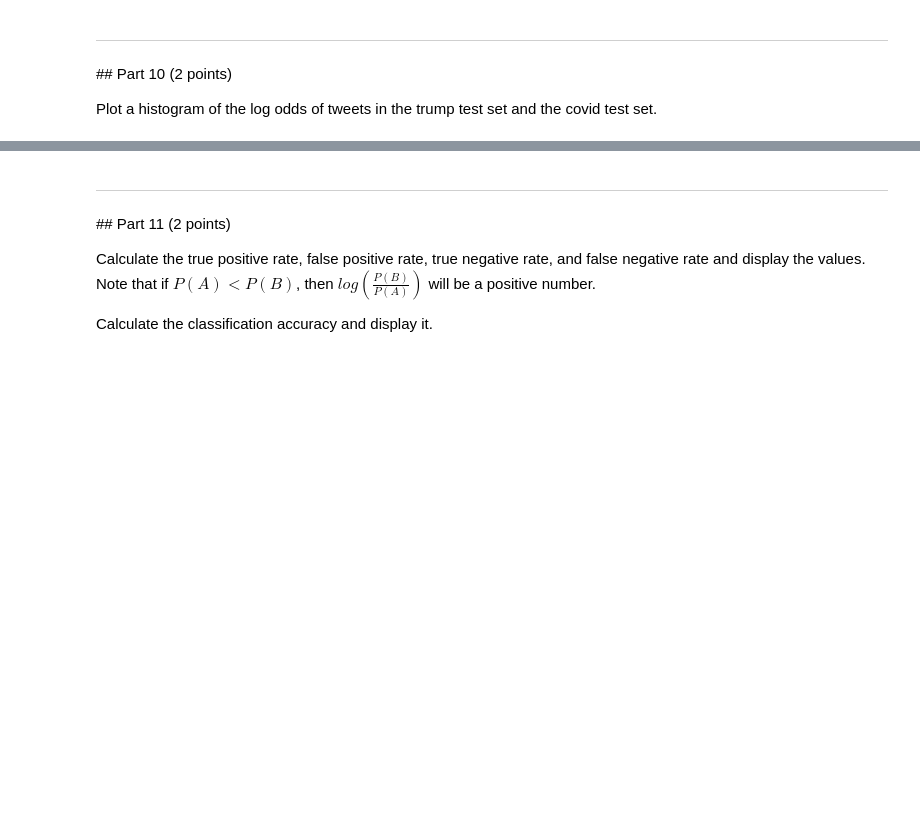
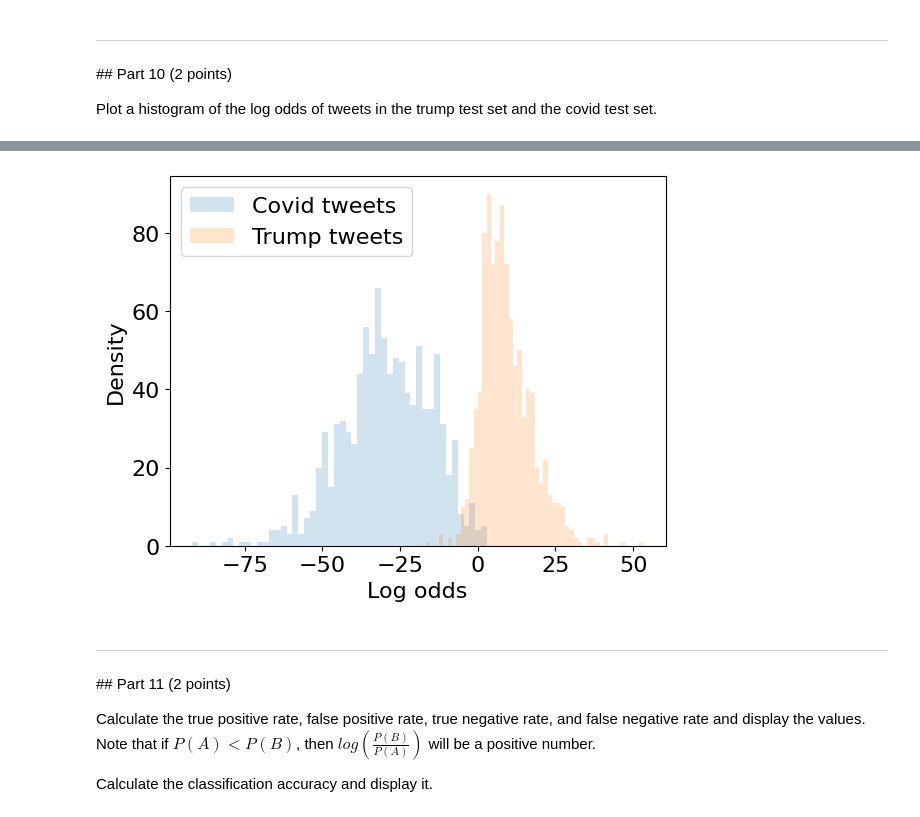
Before and after one commit to Urvi-M/BE559, a Jupyter notebook: Homework3_part2_v1.ipynb, the cells around one changed output, grey strips where cells are left out. Drawn from its saved outputs; the diff is of its cells as text; code cells hidden in the pictures; blank space fills up the shorter version.

```diff
--- a/Homework3_part2_v1.ipynb
+++ b/Homework3_part2_v1.ipynb
@@ -229,6 +227,9 @@ Create training and testing sets for each class.  From each set of tweets, rando
 For each tweet in each training set, use your `clean_tweet` function to clean up the text and the `.split(' ')` method to split each tweet at whitespaces into its component words.  For each training set, create a list of lists of the words.  The variable should have the same number of elements as there are tweets in the training set, and each entry in the list should contain all of the words in the tweet in separate elements.
 
 This can be done efficiently with a list comprehension.
+# %%
+clean_train1 = [clean_tweet(tweet).split() for tweet in train1]
+clean_train2 = [clean_tweet(tweet).split() for tweet in train2]
 # %% [markdown]
 ---
 ## Part 8 (2 points)
@@ -254,0 +252,3 @@ def count_words(word_array):
+# %%
+train1_count = count_words(clean_train1)
+train2_count = count_words(clean_train2)
@@ -272,6 +278,18 @@ $P(Class)$: The number of tweets in the class divided by the total number of twe
 $P(X_i|Class)$: the probability of the $ith$ word in the tweet being randomly selected from all of the words observed in the Class.
 
 To calculate the conditional probability, divide the number of occurrences of the word in the class (plus one to avoid multiplying-by-zeros) by the total number of words in the class (i.e. the sum of the counts for all words).  A counter object has a `.values` method that makes this easy to calculate.
+# %%
+class_= len(clean_train1)
+
+def naive(tweet,c,class_):
+    P_class = class_/(2 * class_) #P(Class)
+    log_probability = np.log(P_class)
+
+    for word in tweet:
+        word_count = c[word] if word in c else 0
+        P_X_Class = (word_count + 1)/(len(c)) #P(X|Class)
+        log_probability += np.log(P_X_Class)
+    return log_probability
 # %% [markdown]
 ---
 ## Part 10 (2 points)
@@ -279,6 +297,18 @@ To calculate the conditional probability, divide the number of occurrences of th
 Write a function that iterates over all of the tweets in a list of tweets and for each tweet calculates $log(\frac{P(Trump| x)}{P(Covid| x)})$ (the "log odds") for each tweet using the function from **Part 9**.  This function should return an array the length of the list of tweets that contains all of the log odds values.
 
 Call this function with each test set to determine the log odds of the tweets in each set.
+# %%
+def logodds(test, train1_count, train2_count):
+    logodds = [] #initialize the list to store log odds
+    for tweet in test:
+        cleaned_tweet = clean_tweet(tweet)
+        log_probability_covid = naive(cleaned_tweet.split(), train1_count, class_)
+        log_probability_trump = naive(cleaned_tweet.split(), train2_count, class_)
+        logodds.append(log_probability_trump - log_probability_covid)
+    return logodds
+
+logcovid = logodds(test1, train1_count, train2_count)
+logtrump = logodds(test2, train1_count, train2_count)
 # %% [markdown]
 ---
 ## Part 10 (2 points)
@@ -290,3 +317,12 @@ Plot a histogram of the log odds of tweets in the trump test set and the covid t
+# %%
+plt.hist(logcovid, bins = 50, alpha = 0.2, label = 'Covid tweets')
+plt.hist(logtrump, bins = 50, alpha = 0.2, label = 'Trump tweets')
+plt.xlabel('Log odds')
+plt.ylabel('Density')
+plt.legend()
+plt.show()
+# %% [output]
+[figure, added]
 # %% [markdown]
 ---
 ## Part 11 (2 points)
```
Also changed, not shown: parts of 12 cells of this notebook.
